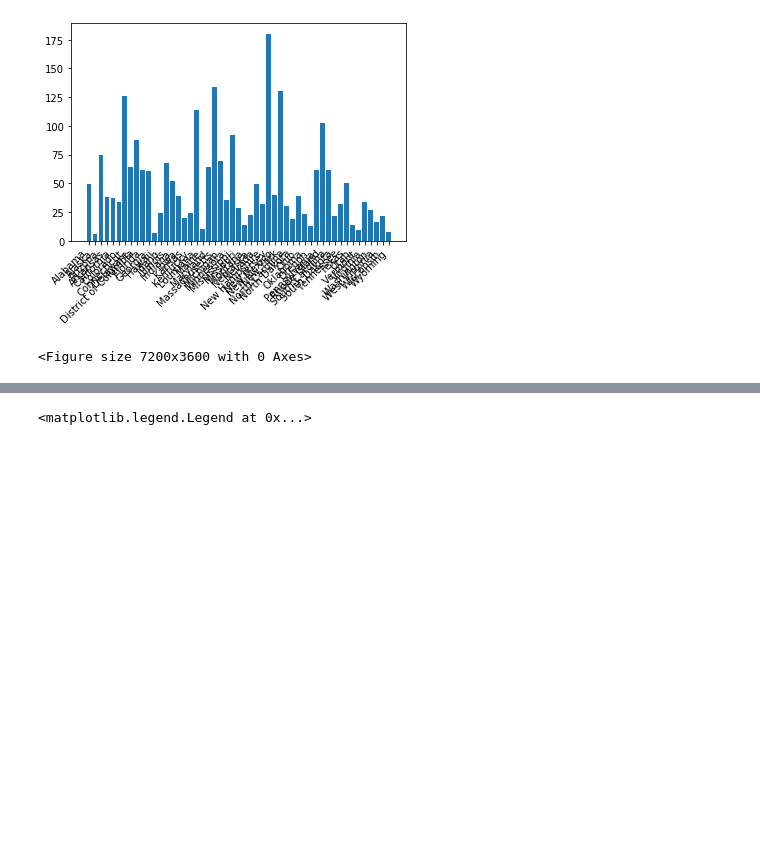
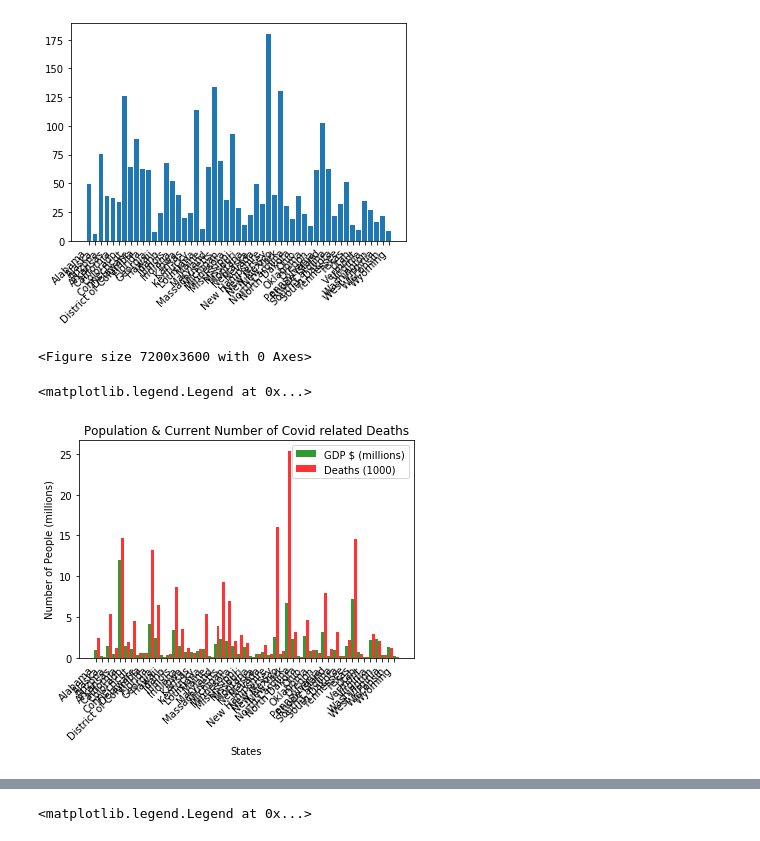
Before and after one commit to gelopez21/ProjectOne, a Jupyter notebook: Project One - Visualizations .ipynb, the cells around one changed output, grey strips where cells are left out. Saved outputs shown, nothing was run; the diff lists cells and outputs as text; code cells hidden in the pictures; blank space fills up the shorter version.

```diff
--- a/Project One - Visualizations .ipynb
+++ b/Project One - Visualizations .ipynb
@@ -112,3 +113,33 @@ plt.subplots_adjust(bottom=0.15)
 # %% [output]
 [figure]
 <Figure size 7200x3600 with 0 Axes>
+# %%
+gdp_data = df['Total GDP']/1000000
+# gdp_data.max()
+# print(gdp_data)
+
+ded_data = df['Number of Deaths']/1000
+# print(ded_data)
+
+#create plot
+fig, ax = plt.subplots()
+index = np.arange(n_groups)
+bar_width = .50
+opacity = .8
+
+gdp_bar = plt.bar(index, gdp_data, bar_width, alpha = opacity,
+                 color='green',
+                 label='GDP $ (millions)')
+
+ded_bar = plt.bar(index + bar_width, ded_data, bar_width, alpha = opacity,
+                 color='red',
+                 label='Deaths (1000)')
+
+plt.xlabel('States')
+plt.title('Population & Current Number of Covid related Deaths')
+plt.ylabel('Number of People (millions)')
+plt.xticks(index, df['State'], rotation=45, ha='right')
+plt.legend()
+# %% [output]
+<matplotlib.legend.Legend at 0x...>
+[figure, added]
```
Also changed, not shown: parts of 9 cells of this notebook, 3 other files.
